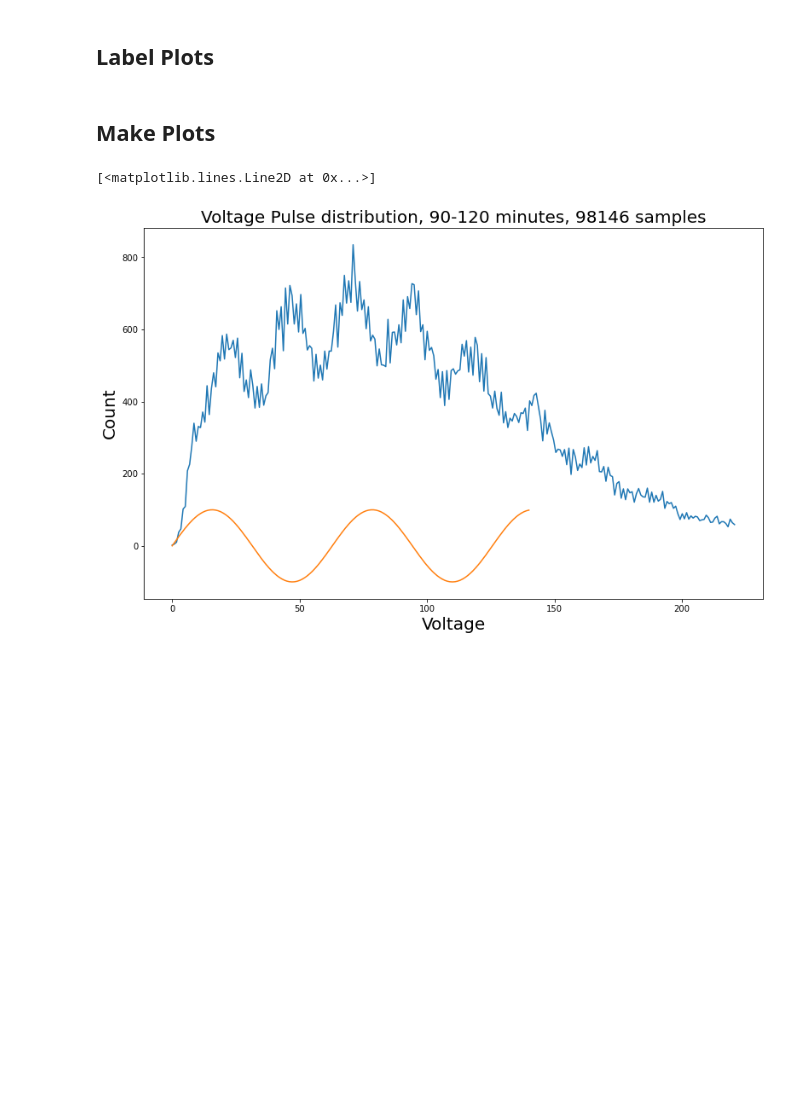
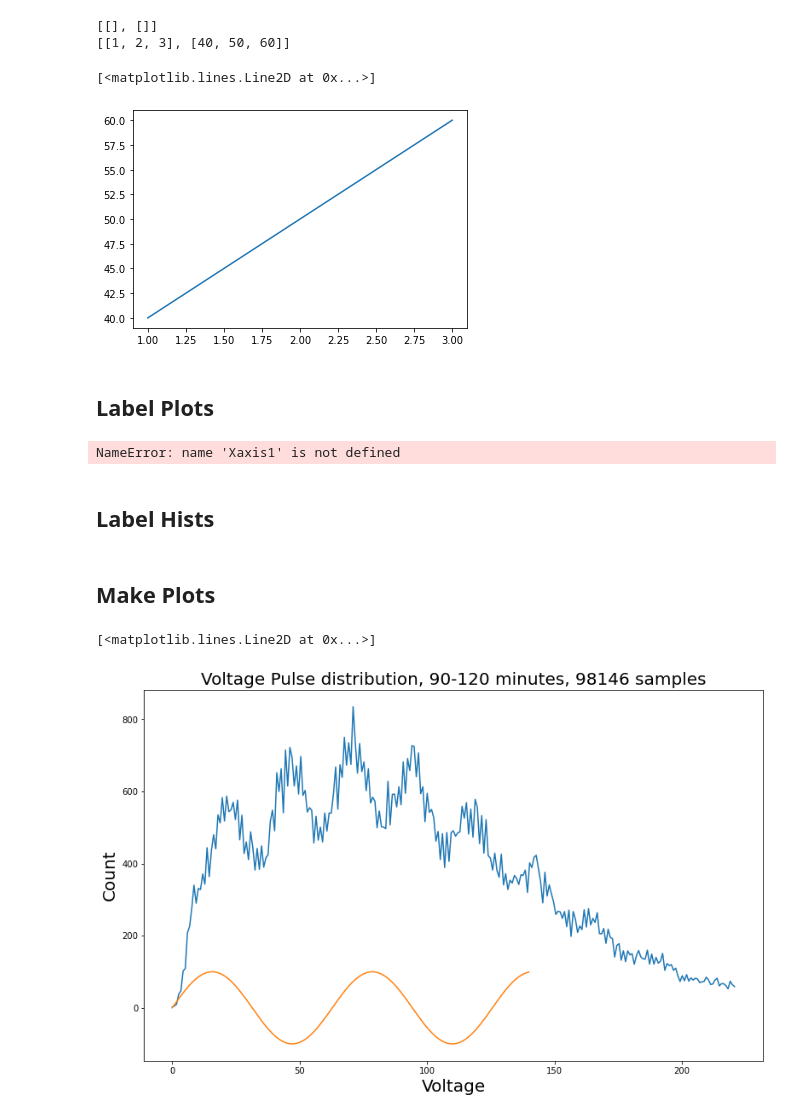
Before and after one commit to peckalec/SiPM-Studies, a Jupyter notebook: plotter.ipynb, the cells around one changed output. Cells and saved outputs as stored; diff of their text form; code cells hidden in the pictures; blank space fills up the shorter version.

```diff
--- a/plotter.ipynb
+++ b/plotter.ipynb
@@ -17,3 +52,24 @@ Yaxis2 = 100*data2[:,1]
+# %%
+#this is a test cell
+init = [[],[]]
+
+small = [1,2,3]
+big = [40,50,60]
+
+smallar = np.array(small)
+
+print(init)
+init[0] = small
+init[1] = big
+#init = np.append(init,smallar)
+print(init)
+
+plt.plot(init[0],init[1])
+# %% [output]
+[[], []]
+[[1, 2, 3], [40, 50, 60]]
+[<matplotlib.lines.Line2D at 0x...>]
+[figure, added]
 # %%
 #  !!input document must be delineated with three collumns of (x_min,x_max,y) points!!
 #  Graph two histograms with different bins on one graph
@@ -35,7 +191,11 @@ Yhist3 = hist3[:,2]
 N = len(Xaxis1)
 totalcount = int(sum(Yaxis1))
 
-title = "Voltage Pulse distribution, 90-120 minutes, " + str(totalcount) + " samples"
+title = "Voltage Pulse distribution, 60 minutes, " + str(totalcount) + " samples"
 xlabel = "Voltage"
 ylabel = "Count"
+# %% [output]
+NameError: name 'Xaxis1' is not defined
+# %% [markdown]
+## Label Hists
 # %%
```
Also changed, not shown: parts of 14 cells of this notebook.
